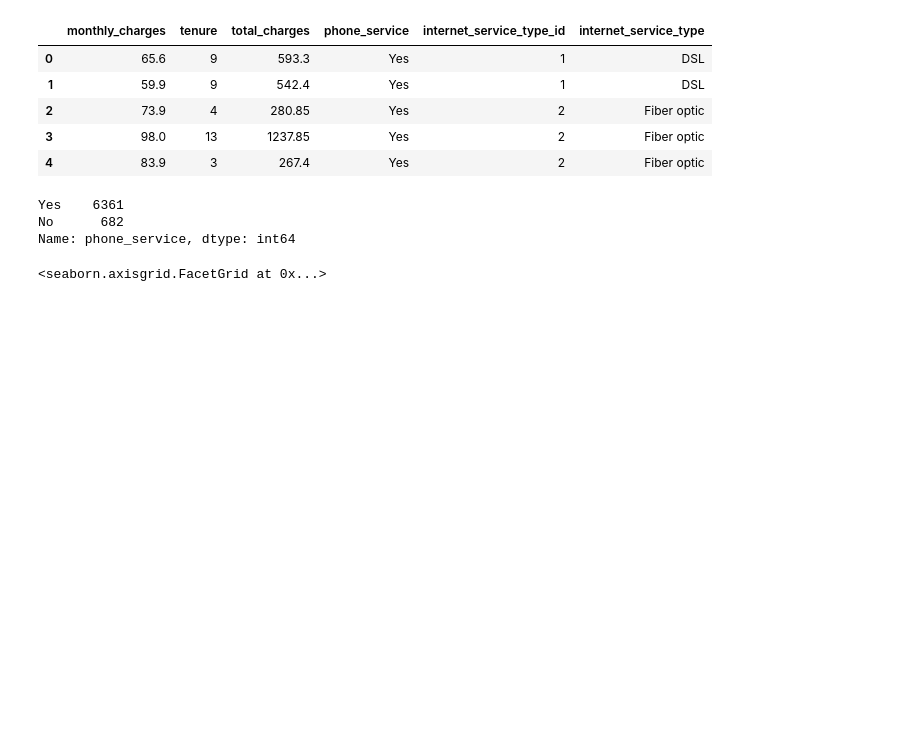
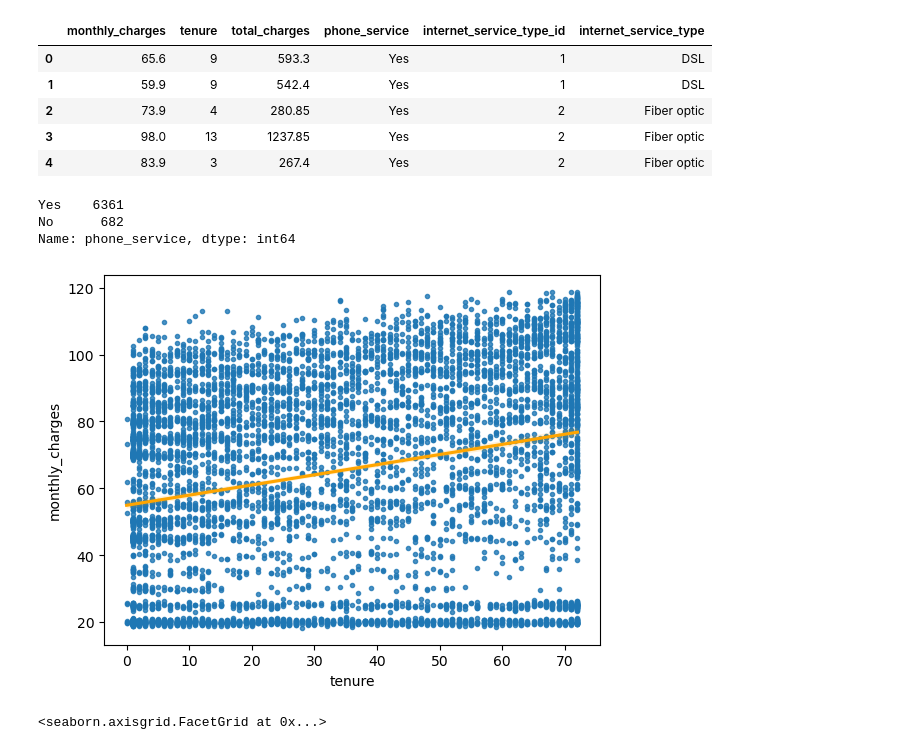
Before and after one commit to rosendo-lugo/statistics-exercises, a Jupyter notebook: hypothesis_testing.ipynb, the cells around one changed output. Drawn from its saved outputs; the diff is of its cells as text; code cells hidden in the pictures; blank space fills up the shorter version.

```diff
--- a/hypothesis_testing.ipynb
+++ b/hypothesis_testing.ipynb
@@ -714,6 +774,11 @@ df.phone_service.value_counts()
 Yes    6361
 No      682
 Name: phone_service, dtype: int64
+# %%
+sns.regplot(x='tenure', y = 'monthly_charges', data=df, marker='.', line_kws={'color': 'orange'})
+plt.show()
+# %% [output]
+[figure, added]
 # %%
 sns.relplot(data=df,  x='tenure', y='monthly_charges', col='phone_service')
 # %% [output]
```
Also changed, not shown: parts of 122 cells of this notebook.
